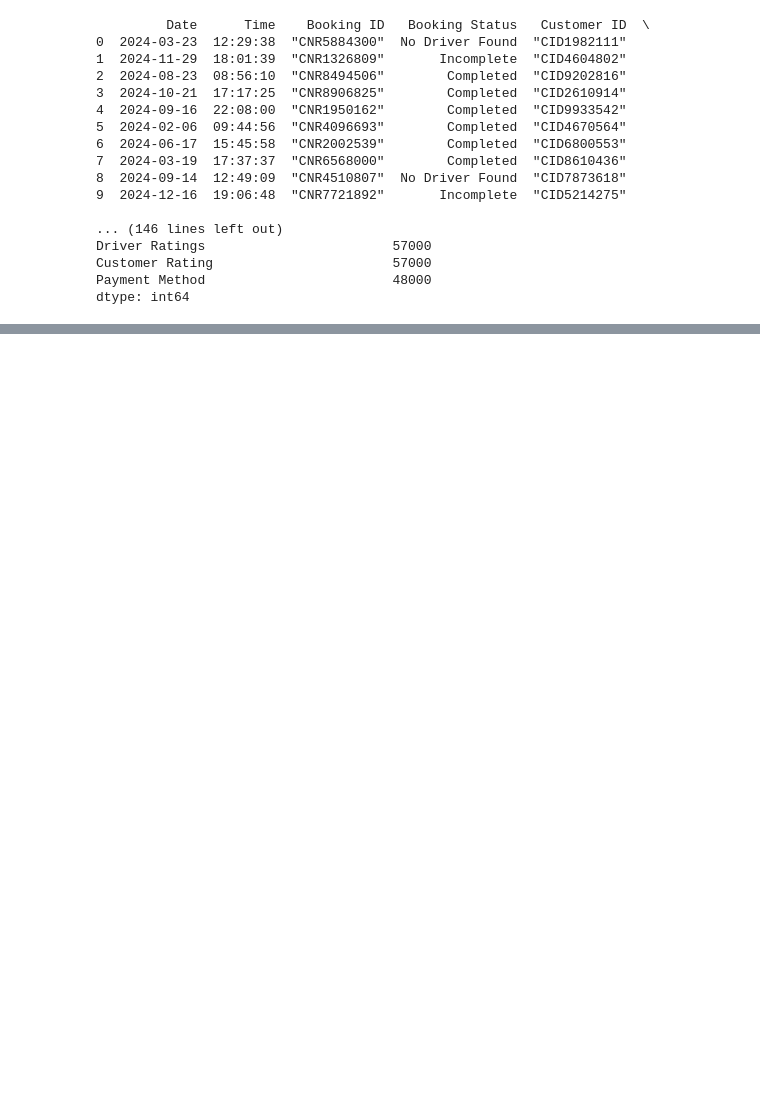
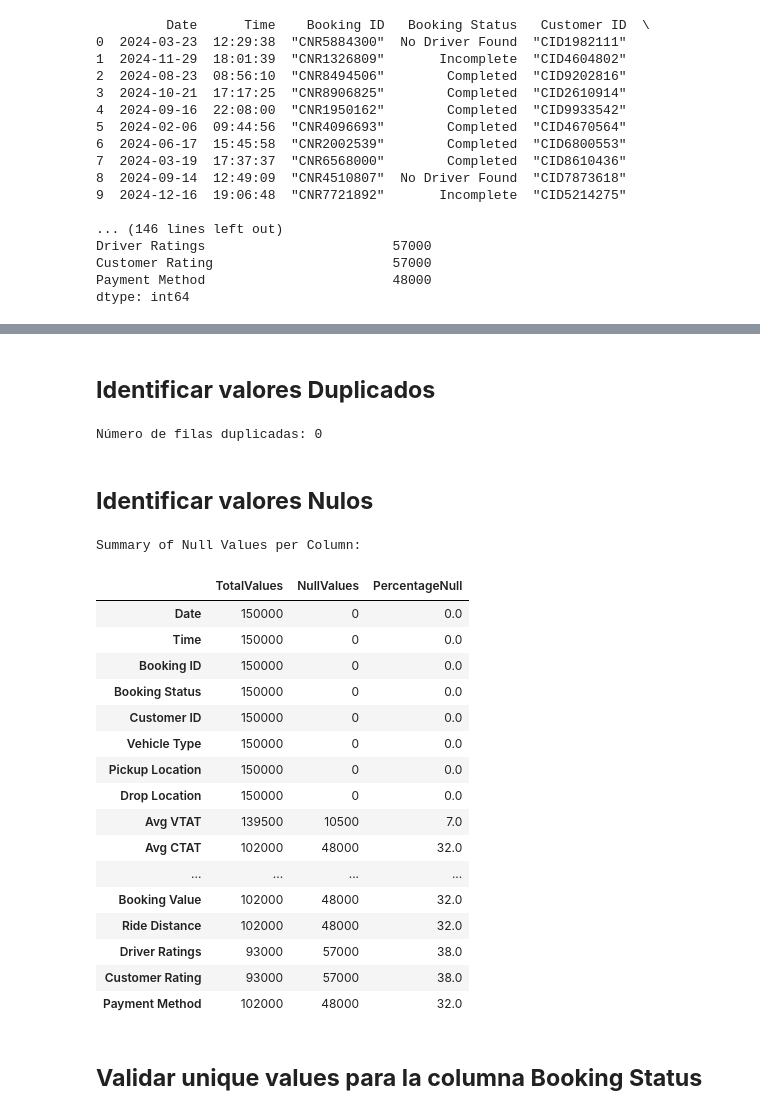
Before and after one commit to ferjuaco03/UberDataAnalysis, a Jupyter notebook: Notebook_Uber.ipynb, the cells around one changed output, grey strips where cells are left out. Drawn from its saved outputs; the diff is of its cells as text; code cells hidden in the pictures; blank space fills up the shorter version.

```diff
--- a/Notebook_Uber.ipynb
+++ b/Notebook_Uber.ipynb
@@ -31,0 +61,42 @@ dtype: int64
+# %% [markdown]
+## **Identificar valores Duplicados**
+# %%
+# Identificar valores duplicados
+duplicate_rows = df.duplicated().sum()
+
+print(f"Número de filas duplicadas: {duplicate_rows}")
+# %% [output]
+Número de filas duplicadas: 0
+# %% [markdown]
+## **Identificar valores Nulos**
+# %%
+# Crear un dataframe con TotalValues, NullValues, and PercentageNulls
+null_summary = pd.DataFrame({
+    'TotalValues': df.count(),
+    'NullValues': df.isnull().sum(),
+    'PercentageNull': (df.isnull().sum() / len(df)) * 100
+})
+
+print("Summary of Null Values per Column:")
+display(null_summary)
+# %% [output]
+Summary of Null Values per Column:
+|  | TotalValues | NullValues | PercentageNull |
+| Date | 150000 | 0 | 0.0 |
+| Time | 150000 | 0 | 0.0 |
+| Booking ID | 150000 | 0 | 0.0 |
+| Booking Status | 150000 | 0 | 0.0 |
+| Customer ID | 150000 | 0 | 0.0 |
+| Vehicle Type | 150000 | 0 | 0.0 |
+| Pickup Location | 150000 | 0 | 0.0 |
+| Drop Location | 150000 | 0 | 0.0 |
+| Avg VTAT | 139500 | 10500 | 7.0 |
+| Avg CTAT | 102000 | 48000 | 32.0 |
+| ... | ... | ... | ... |
+| Booking Value | 102000 | 48000 | 32.0 |
+| Ride Distance | 102000 | 48000 | 32.0 |
+| Driver Ratings | 93000 | 57000 | 38.0 |
+| Customer Rating | 93000 | 57000 | 38.0 |
+| Payment Method | 102000 | 48000 | 32.0 |
+# %% [markdown]
+## **Validar unique values para  la columna Booking Status**
```
Also changed, not shown: parts of 7 cells of this notebook.
